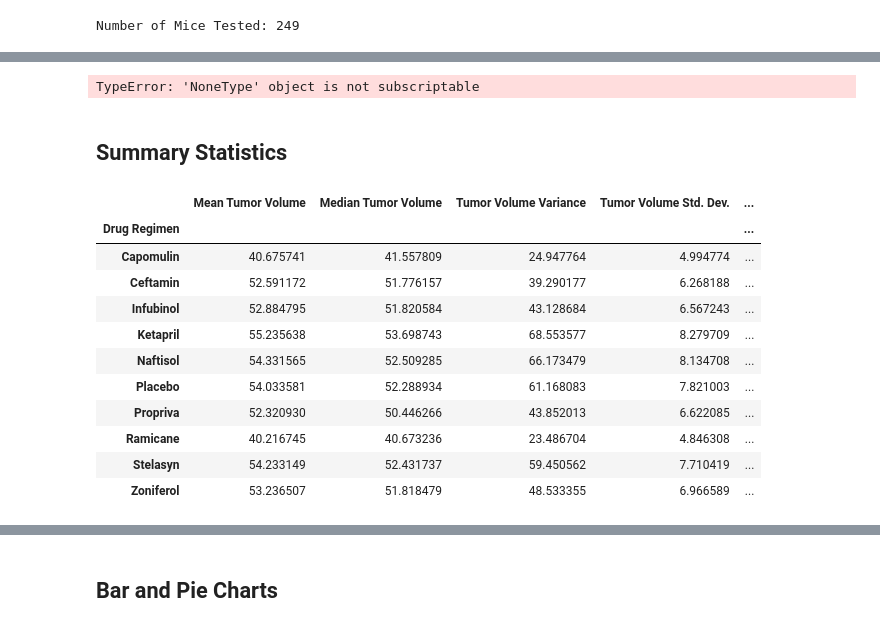
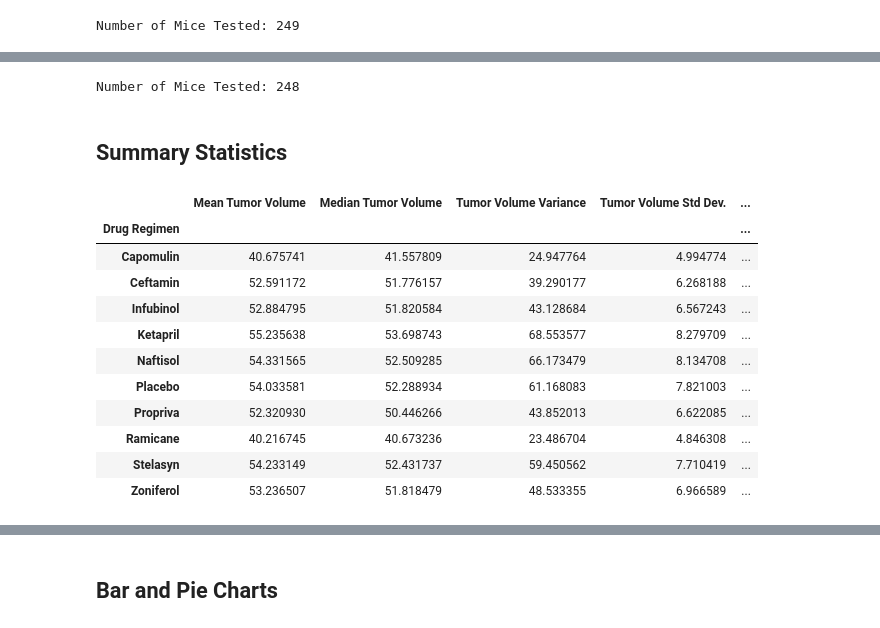
Before and after one commit to nickbrannum02/matplotlib_challenge, a Jupyter notebook: Starter_Code/Pymaceuticals/pymaceuticals_starter.ipynb, the cells around one changed output, grey strips where cells are left out. Drawn from its saved outputs; the diff is of its cells as text; code cells hidden in the pictures.

```diff
--- a/Starter_Code/Pymaceuticals/pymaceuticals_starter.ipynb
+++ b/Starter_Code/Pymaceuticals/pymaceuticals_starter.ipynb
@@ -20,7 +20,7 @@ mouse_metadata = pd.read_csv(mouse_metadata_path)
 study_results = pd.read_csv(study_results_path)
 
 # Combine the data into a single DataFrame
-study_data_complete = pd.merge(mouse_metadata, study_results)
+study_data_complete = pd.merge(study_results, mouse_metadata, how='left')
 
 # Display the data table for preview
 study_data_complete
@@ -79,5 +79,5 @@ dup_mouse
 # %%
 # Create a clean DataFrame by dropping the duplicate mouse by its ID.
-study_data_clean = study_data_complete.drop(study_data_complete[study_data_complete["Mouse ID"] == 'g989'].index, inplace= True)
-print(study_data_clean)
+study_data_clean = study_data_complete.drop(study_data_complete[study_data_complete["Mouse ID"] == 'g989'].index)
+study_data_clean
 # %% [output]
@@ -88,17 +100,29 @@ clean_mice = study_data_clean['Mouse ID'].unique()
 clean_number_of_mice = len(clean_mice)
 print(f'Number of Mice Tested: {clean_number_of_mice}')
 # %% [output]
-TypeError: 'NoneType' object is not subscriptable
+Number of Mice Tested: 248
 # %% [markdown]
 ## Summary Statistics
 # %%
 # Generate a summary statistics table of mean, median, variance, standard deviation, and SEM of the tumor volume for each regimen
-
+mean_drug_grouped = study_data_clean.groupby(['Drug Regimen'])['Tumor Volume (mm3)'].mean()
+median_drug_grouped = study_data_clean.groupby(['Drug Regimen'])['Tumor Volume (mm3)'].median()
+vari_drug_grouped = study_data_clean.groupby(['Drug Regimen'])['Tumor Volume (mm3)'].var()
+stDev_drug_grouped = study_data_clean.groupby(['Drug Regimen'])['Tumor Volume (mm3)'].std()
+SEM_drug_grouped = study_data_clean.groupby(['Drug Regimen'])['Tumor Volume (mm3)'].sem()
 # Use groupby and summary statistical methods to calculate the following properties of each drug regimen:
 # mean, median, variance, standard deviation, and SEM of the tumor volume.
 # Assemble the resulting series into a single summary DataFrame.
+summary_data = pd.DataFrame({
+                'Mean Tumor Volume': mean_drug_grouped,
+                'Median Tumor Volume': median_drug_grouped,
+                'Tumor Volume Variance': vari_drug_grouped,
+                'Tumor Volume Std Dev.': stDev_drug_grouped,
+                'Tumor Volume Std Err.': SEM_drug_grouped,
+               })
+summary_data
 # %% [output]
-|  | Mean Tumor Volume | Median Tumor Volume | Tumor Volume Variance | Tumor Volume Std. Dev. | ... |
+|  | Mean Tumor Volume | Median Tumor Volume | Tumor Volume Variance | Tumor Volume Std Dev. | ... |
 | Drug Regimen |  |  |  |  | ... |
 | Capomulin | 40.675741 | 41.557809 | 24.947764 | 4.994774 | ... |
 | Ceftamin | 52.591172 | 51.776157 | 39.290177 | 6.268188 | ... |
```
Also changed, not shown: parts of 8 cells of this notebook.
